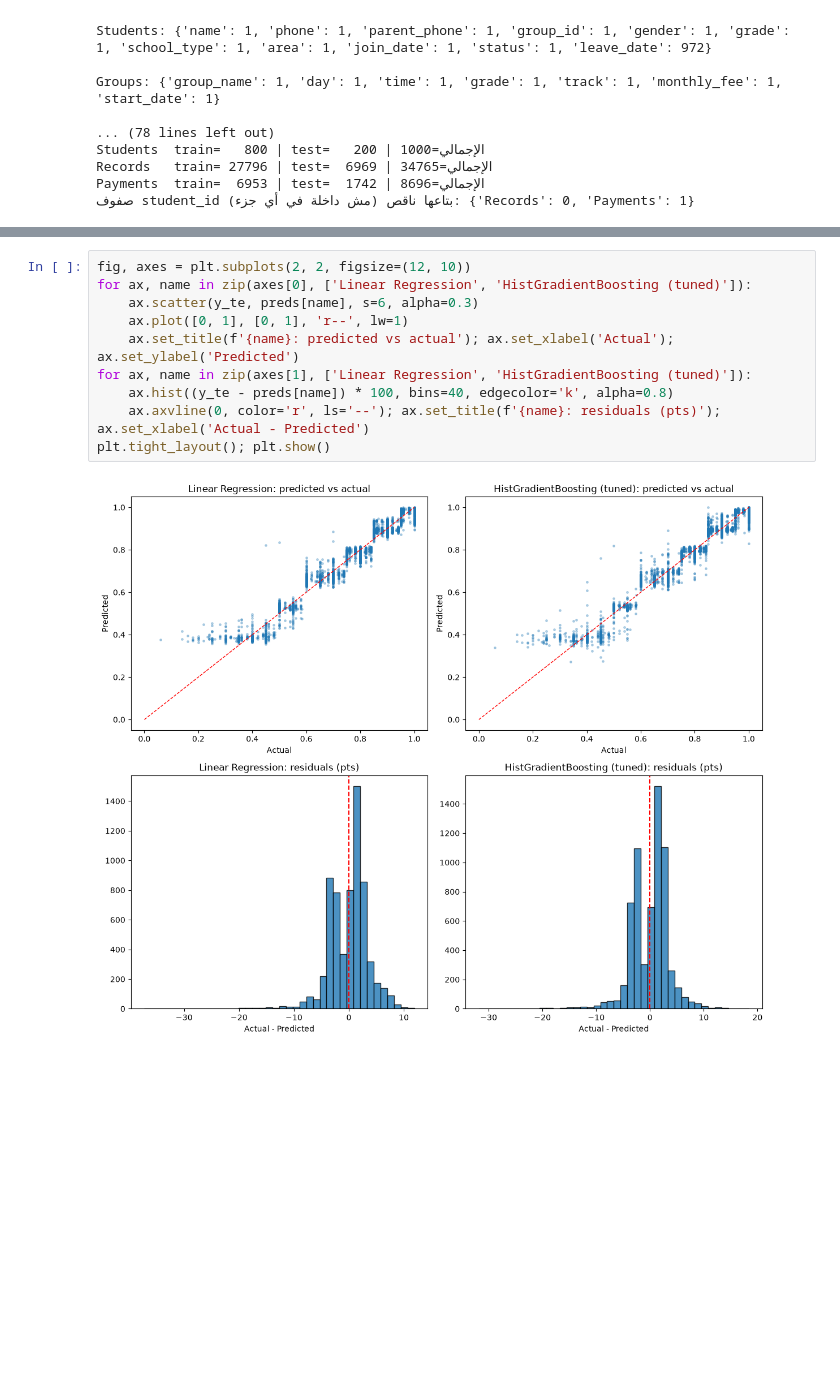
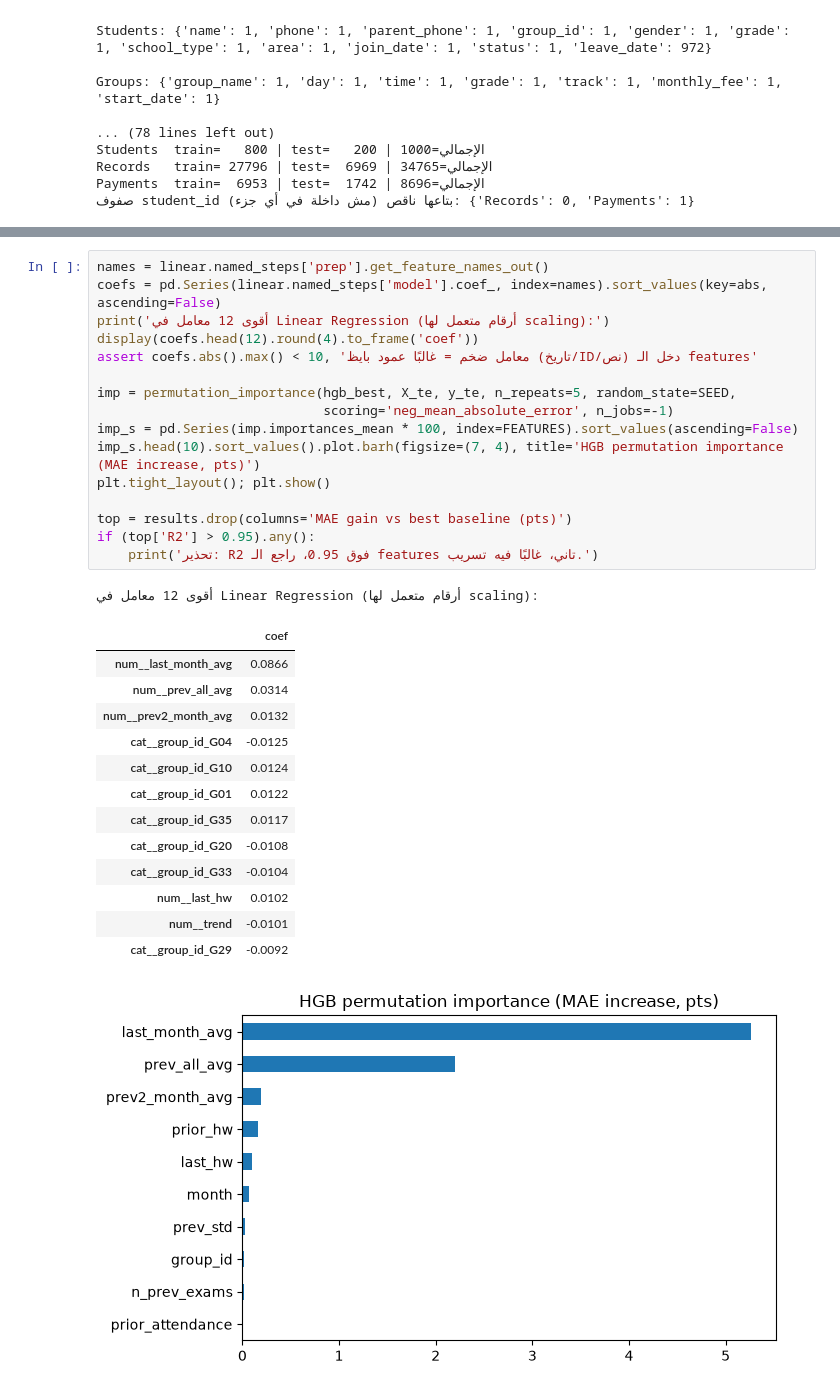
Before and after one commit to MohamedAmr2205/Brand-Mnara, a Jupyter notebook: notebooks/models.ipynb, the cells around one changed output, grey strips where cells are left out. Cells and saved outputs as stored; diff of their text form; blank space fills up the shorter version.

```diff
--- a/notebooks/models.ipynb
+++ b/notebooks/models.ipynb
@@ -191,12 +234,32 @@ results
 # %%
-fig, axes = plt.subplots(2, 2, figsize=(12, 10))
-for ax, name in zip(axes[0], ['Linear Regression', 'HistGradientBoosting (tuned)']):
-    ax.scatter(y_te, preds[name], s=6, alpha=0.3)
-    ax.plot([0, 1], [0, 1], 'r--', lw=1)
-    ax.set_title(f'{name}: predicted vs actual'); ax.set_xlabel('Actual'); ax.set_ylabel('Predicted')
-for ax, name in zip(axes[1], ['Linear Regression', 'HistGradientBoosting (tuned)']):
-    ax.hist((y_te - preds[name]) * 100, bins=40, edgecolor='k', alpha=0.8)
-    ax.axvline(0, color='r', ls='--'); ax.set_title(f'{name}: residuals (pts)'); ax.set_xlabel('Actual - Predicted')
+names = linear.named_steps['prep'].get_feature_names_out()
+coefs = pd.Series(linear.named_steps['model'].coef_, index=names).sort_values(key=abs, ascending=False)
+print('أقوى 12 معامل في Linear Regression (أرقام متعمل لها scaling):')
+display(coefs.head(12).round(4).to_frame('coef'))
+assert coefs.abs().max() < 10, 'معامل ضخم = غالبًا عمود بايظ (تاريخ/ID/نص) دخل الـ features'
+
+imp = permutation_importance(hgb_best, X_te, y_te, n_repeats=5, random_state=SEED,
+                             scoring='neg_mean_absolute_error', n_jobs=-1)
+imp_s = pd.Series(imp.importances_mean * 100, index=FEATURES).sort_values(ascending=False)
+imp_s.head(10).sort_values().plot.barh(figsize=(7, 4), title='HGB permutation importance (MAE increase, pts)')
 plt.tight_layout(); plt.show()
+
+top = results.drop(columns='MAE gain vs best baseline (pts)')
+if (top['R2'] > 0.95).any():
+    print('تحذير: R2 فوق 0.95، راجع الـ features تاني، غالبًا فيه تسريب.')
 # %% [output]
+أقوى 12 معامل في Linear Regression (أرقام متعمل لها scaling):
+|  | coef |
+| num__last_month_avg | 0.0866 |
+| num__prev_all_avg | 0.0314 |
+| num__prev2_month_avg | 0.0132 |
+| cat__group_id_G04 | -0.0125 |
+| cat__group_id_G10 | 0.0124 |
+| cat__group_id_G01 | 0.0122 |
+| cat__group_id_G35 | 0.0117 |
+| cat__group_id_G20 | -0.0108 |
+| cat__group_id_G33 | -0.0104 |
+| num__last_hw | 0.0102 |
+| num__trend | -0.0101 |
+| cat__group_id_G29 | -0.0092 |
-[figure, old version]
+[figure, new version]
```
Also changed, not shown: parts of 11 cells of this notebook.
